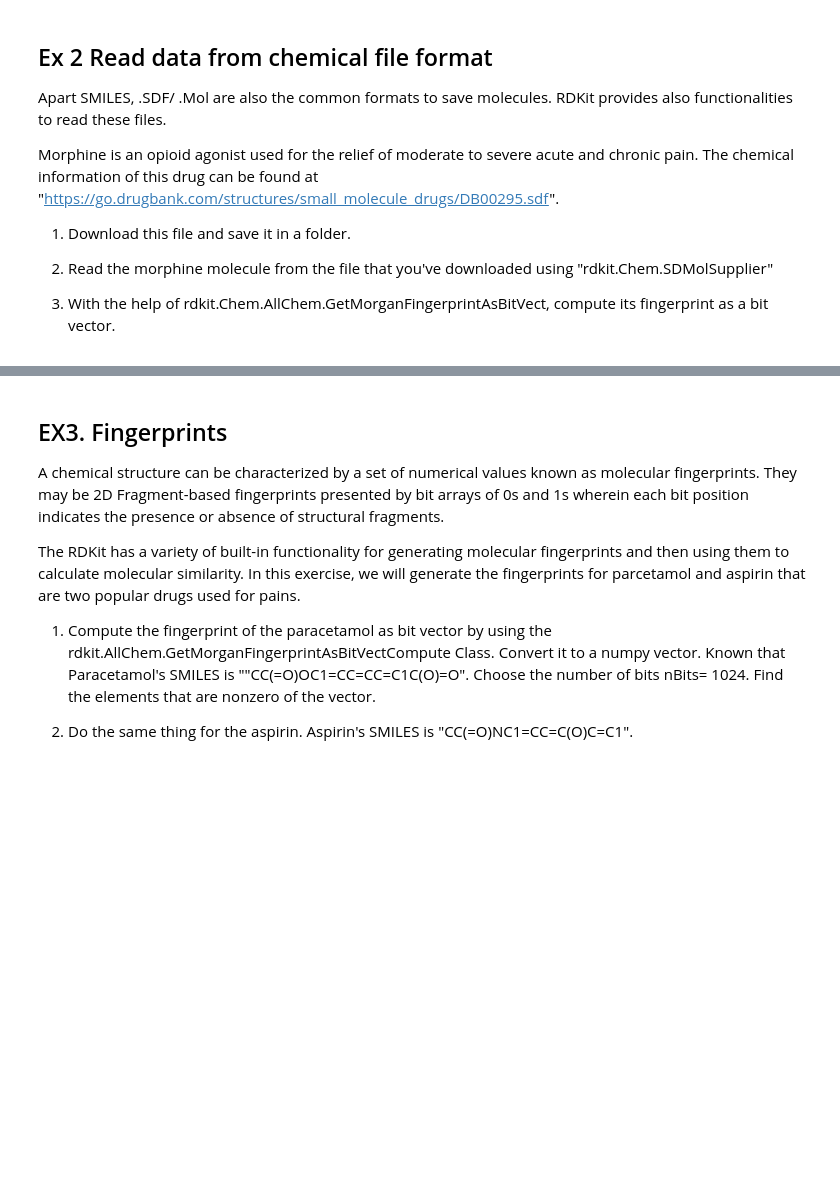
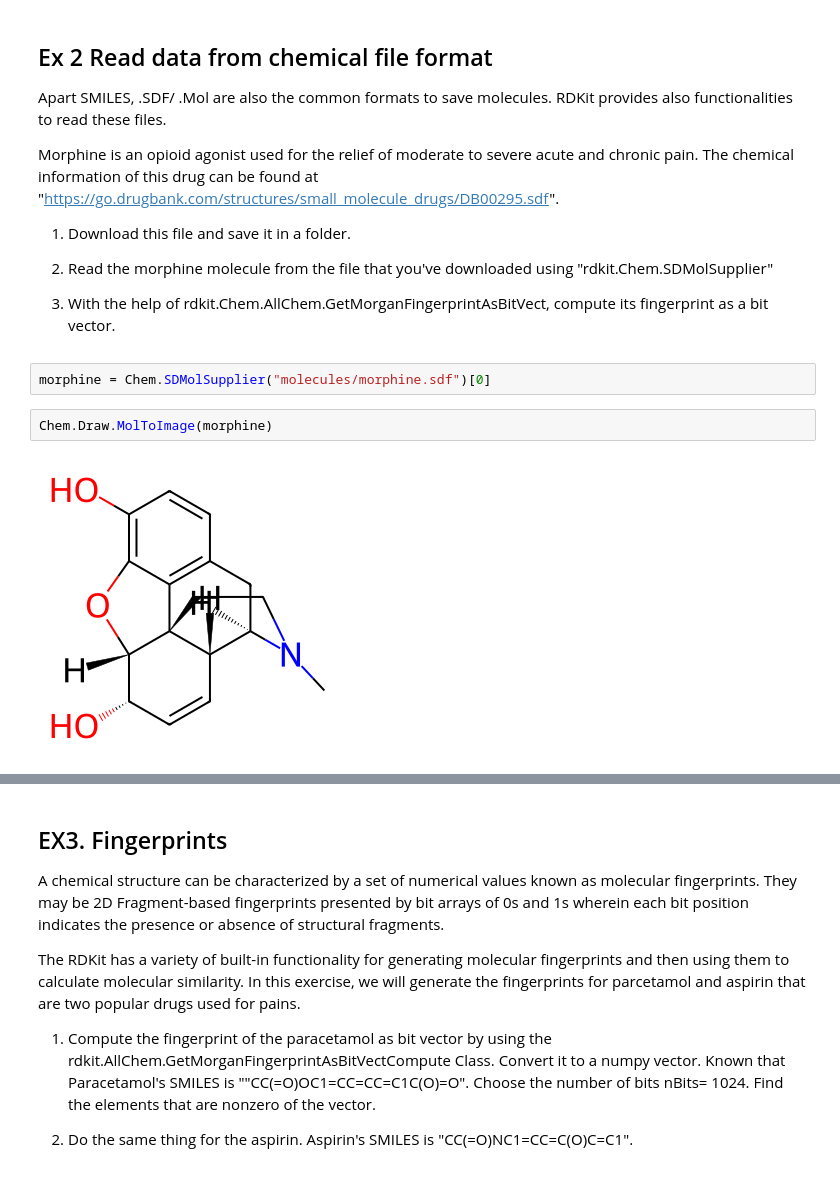
Before and after one commit to walibi006/MLBIO_TP2, a Jupyter notebook: 1_molecules_representations_etudiants.ipynb, the cells around one changed output, grey strips where cells are left out. Cells and saved outputs as stored; diff of their text form; blank space fills up the shorter version.

```diff
--- a/1_molecules_representations_etudiants.ipynb
+++ b/1_molecules_representations_etudiants.ipynb
@@ -41,3 +79,9 @@ Morphine is an opioid agonist used for the relief of moderate to severe acute an
 
 
 3. With the help of rdkit.Chem.AllChem.GetMorganFingerprintAsBitVect, compute its fingerprint as a bit vector.
+# %%
+morphine = Chem.SDMolSupplier("molecules/morphine.sdf")[0]
+# %%
+Chem.Draw.MolToImage(morphine)
+# %% [output]
+[figure, added]
```
Also changed, not shown: parts of 32 cells of this notebook, 3 other files.
